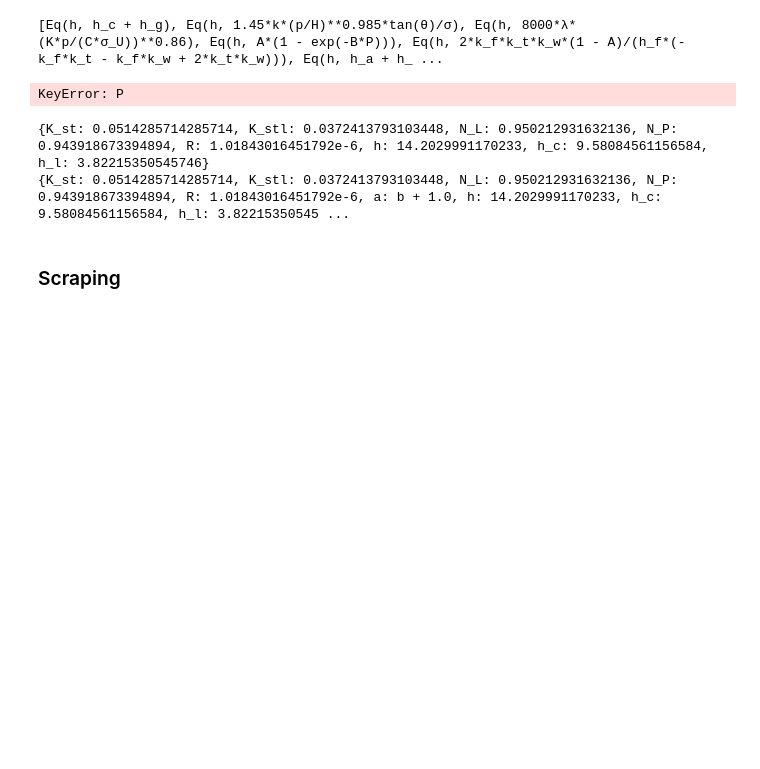
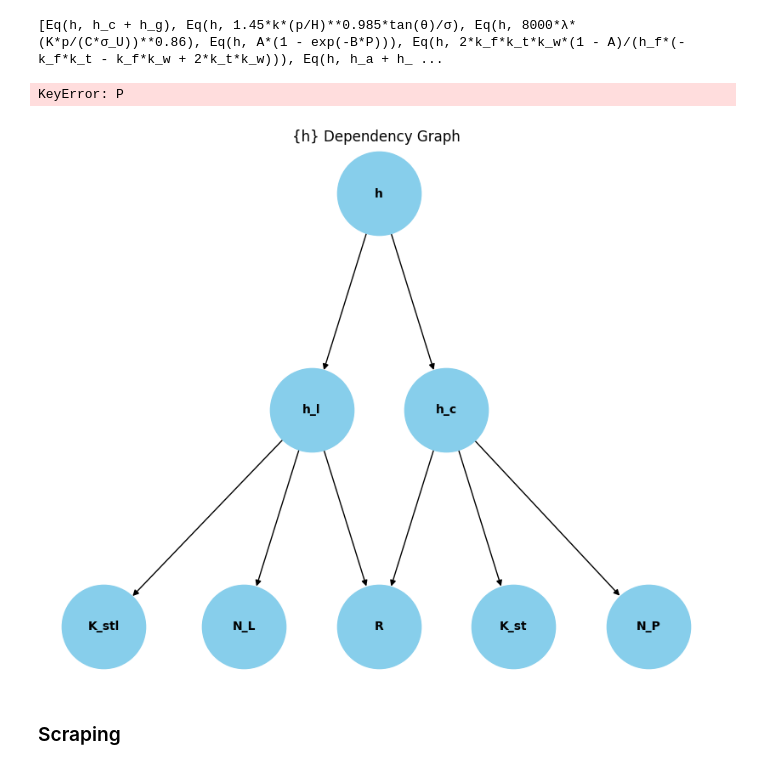
Before and after one commit to kyanjd/smart-scraper, a Jupyter notebook: fyp_work/paper_to_equation/test.ipynb, the cells around one changed output. Cells and saved outputs as stored; diff of their text form; code cells hidden in the pictures; blank space fills up the shorter version.

Commit message:
visualising dependency graph

```diff
--- a/fyp_work/paper_to_equation/test.ipynb
+++ b/fyp_work/paper_to_equation/test.ipynb
@@ -108,41 +108,35 @@ h_g = 1
 
 # Variables
 h = Symbol("h")
 h_c = Symbol("h_c")
 K_st = Symbol("K_st")
 R = Symbol("R")
 N_P = Symbol("N_P")
 h_l = Symbol("h_l")
 K_stl = Symbol("K_stl")
 N_L = Symbol("N_L")
 a = Symbol("a")
 b = Symbol("b")
 
 exprs = [Eq(h, h_c + h_g),
             Eq(h, 1.45*k*(p/H)**0.985*tan(θ)/σ),
             Eq(h, 8000*λ*(K*p/(C*σ_U))**0.86),
             Eq(h, A*(1 - exp(-B*P))),
             Eq(h, 2*k_f*k_t*k_w*(1 - A)/(h_f*(-k_f*k_t - k_f*k_w + 2*k_t*k_w))),
             Eq(h, h_a + h_c + h_l),
             Eq(h_c, K_st*N_P*α/R),
             Eq(K_st, 2/(1/k_t + 1/k_s)),
             Eq(R, sqrt(Rs**2 + Rt**2)),
             Eq(N_P, 1 - exp(-P*λ/σ_U)),
             Eq(h_l, K_stl*N_L*β/R),
             Eq(K_stl, 3/(1/k_t + 1/k_s + 1/k_l)),
             Eq(N_L, 1 - exp(-γ*δ))]
 
 
 eg = EquationGraph(exprs, 6)
-reduced = eg.get_system_of_equations()
-sol1 = solve(reduced)[0]
-sol2 = solve(eg.equations)[0]
-sol3 = solve(exprs)
-print(sol1)
-print(sol2)
+eg.plot_graph()
 # %% [output]
-{K_st: 0.0514285714285714, K_stl: 0.0372413793103448, N_L: 0.950212931632136, N_P: 0.943918673394894, R: 1.01843016451792e-6, h: 14.2029991170233, h_c: 9.58084561156584, h_l: 3.82215350545746}
-{K_st: 0.0514285714285714, K_stl: 0.0372413793103448, N_L: 0.950212931632136, N_P: 0.943918673394894, R: 1.01843016451792e-6, a: b + 1.0, h: 14.2029991170233, h_c: 9.58084561156584, h_l: 3.82215350545 ...
+[figure, added]
 # %% [markdown]
 ### Scraping
 # %%
```
Also changed, not shown: 1 other file.
